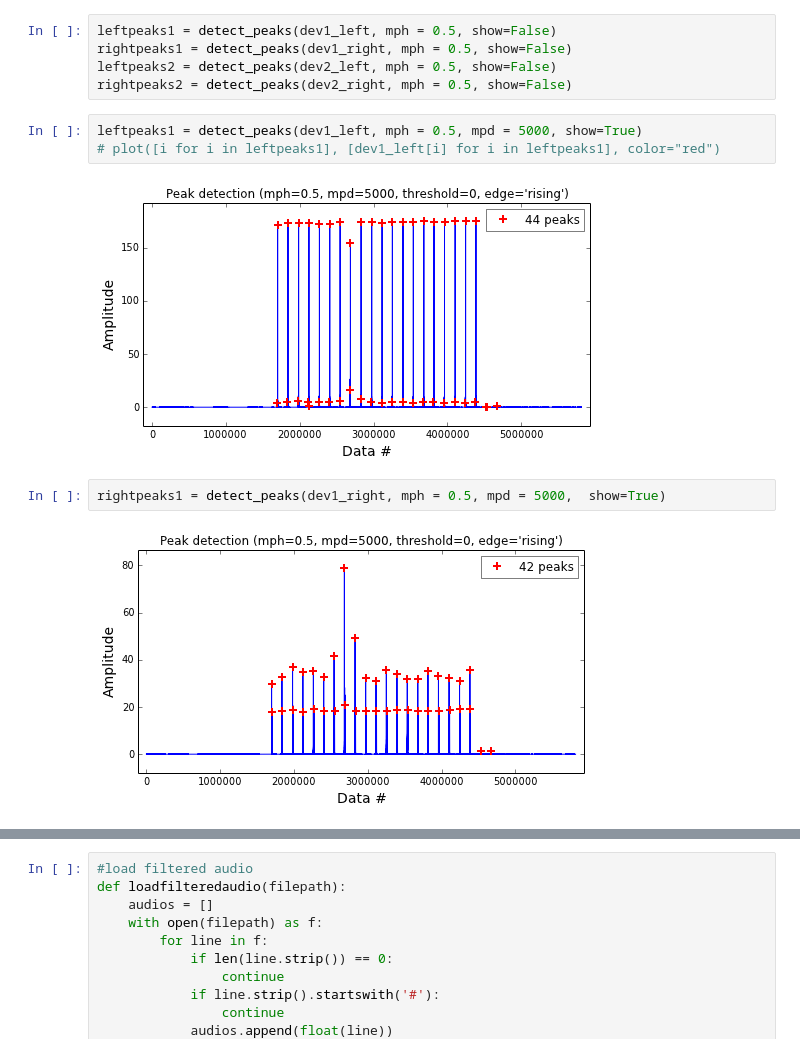
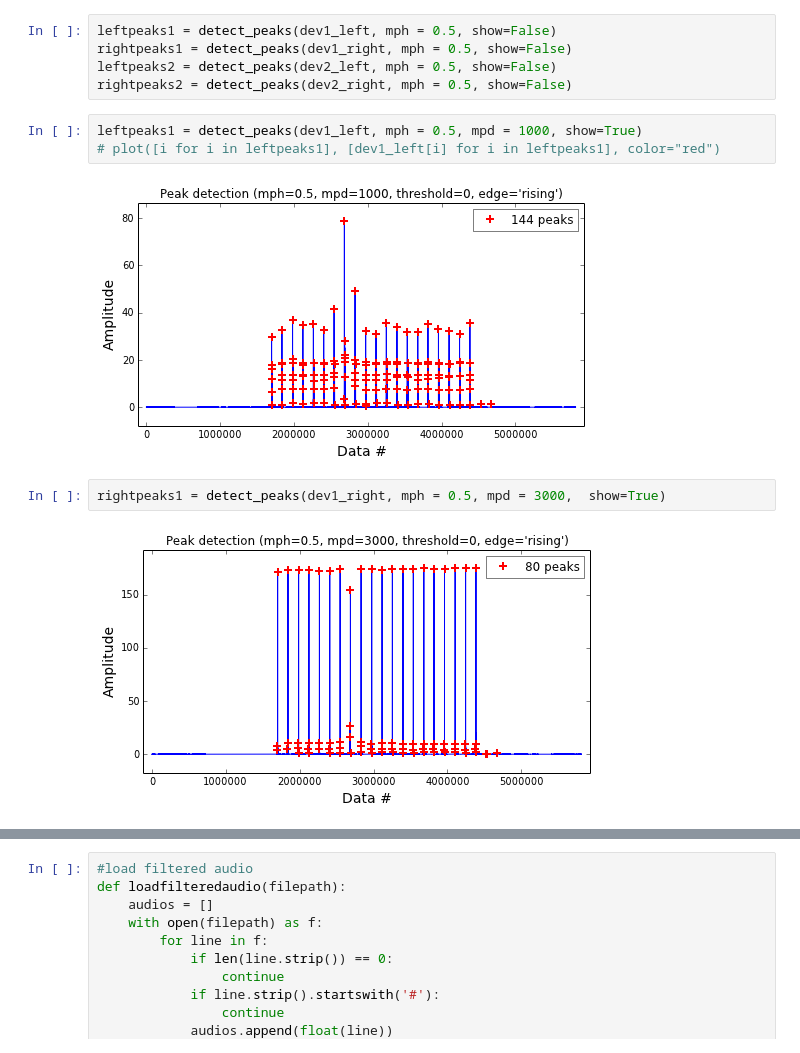
Before and after one commit to haojian/python_notebooks, a Jupyter notebook: TrackoOffline.ipynb, the cells around one changed output, grey strips where cells are left out. Cells and saved outputs as stored; diff of their text form.

```diff
--- a/TrackoOffline.ipynb
+++ b/TrackoOffline.ipynb
@@ -662,14 +1192,14 @@ rightpeaks1 = detect_peaks(dev1_right, mph = 0.5, show=False)
 leftpeaks2 = detect_peaks(dev2_left, mph = 0.5, show=False)
 rightpeaks2 = detect_peaks(dev2_right, mph = 0.5, show=False)
 # %%
-leftpeaks1 = detect_peaks(dev1_left, mph = 0.5, mpd = 5000, show=True)
+leftpeaks1 = detect_peaks(dev1_left, mph = 0.5, mpd = 1000, show=True)
 # plot([i for i in leftpeaks1], [dev1_left[i] for i in leftpeaks1], color="red")
 # %% [output]
-[figure, old version]
+[figure, new version]
 # %%
-rightpeaks1 = detect_peaks(dev1_right, mph = 0.5, mpd = 5000,  show=True)
+rightpeaks1 = detect_peaks(dev1_right, mph = 0.5, mpd = 3000,  show=True)
 # %% [output]
-[figure, old version]
+[figure, new version]
 # %%
 print (leftpeaks1)
 print (rightpeaks1)
```
Also changed, not shown: parts of 9 cells of this notebook.
